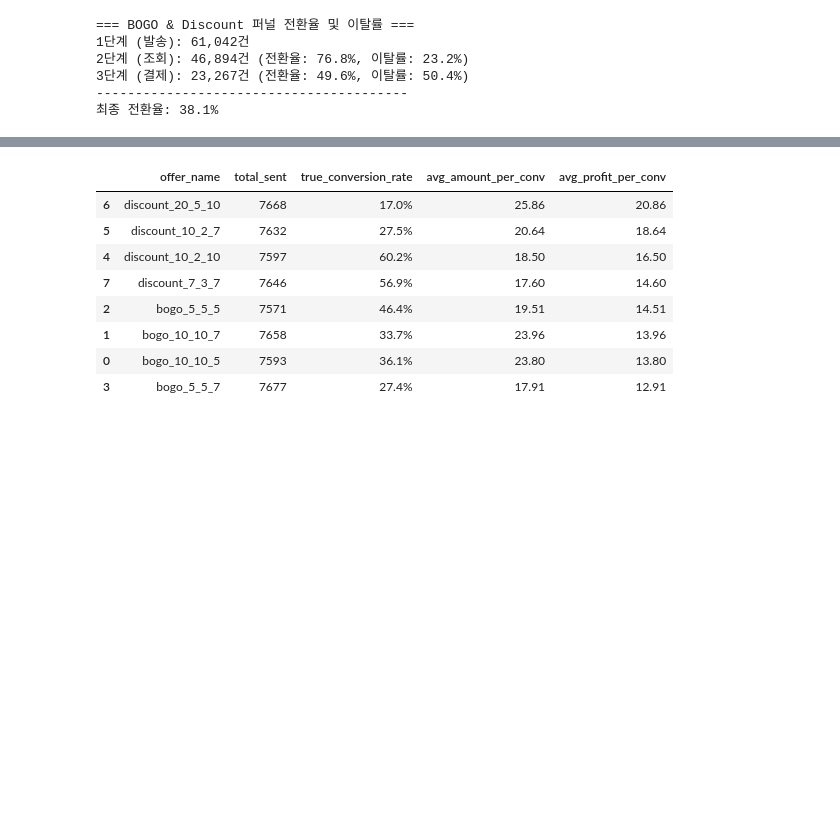
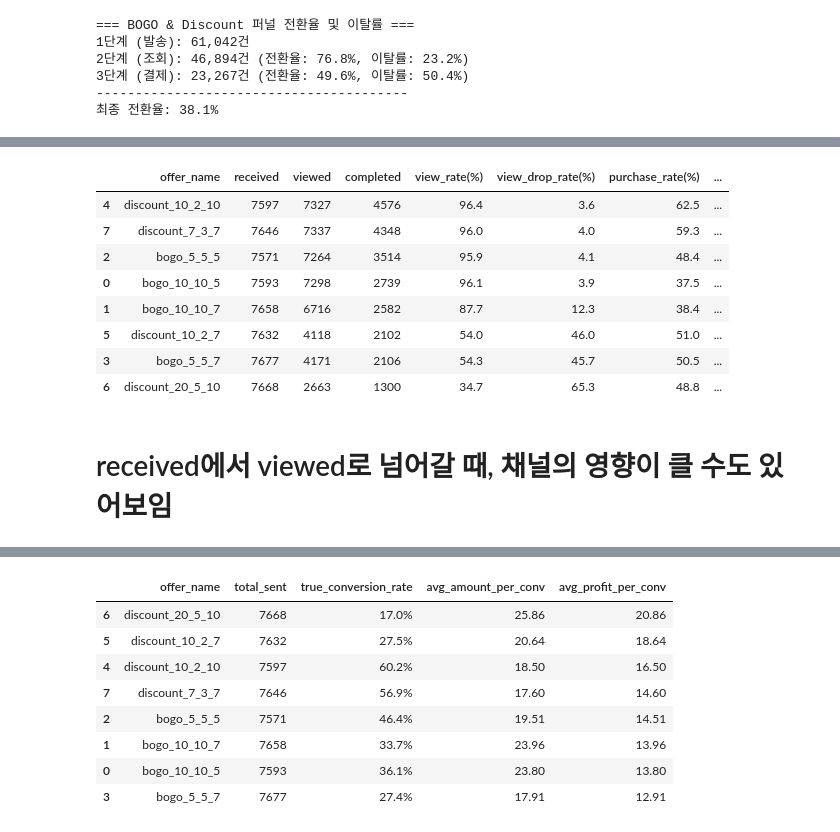
Before and after one commit to yoohengu/marketing_starbucks, a Jupyter notebook: khw/03_UK_Bogo_Discount_process.ipynb, the cells around one changed output, grey strips where cells are left out. Drawn from its saved outputs; the diff is of its cells as text; code cells hidden in the pictures; blank space fills up the shorter version.

```diff
--- a/khw/03_UK_Bogo_Discount_process.ipynb
+++ b/khw/03_UK_Bogo_Discount_process.ipynb
@@ -566,2 +619,53 @@ print(f"최종 전환율: {total_cvr:.1f}%")
+# %%
+# 표로 나타내기
+offer_list = sorted(target_df['offer_id'].dropna().unique())
+
+rows = []
+
+for offer in offer_list:
+    offer_raw_df = target_df[target_df['offer_id'] == offer].copy()
+    offer_final_df = final_df[final_df['offer_name'] == offer].copy()
+
+    step1_received = len(offer_raw_df[offer_raw_df['event'] == 'offer received'])
+    step2_viewed = len(offer_raw_df[offer_raw_df['event'] == 'offer viewed'])
+    step3_completed = len(
+        offer_final_df[offer_final_df['offer viewed'] <= offer_final_df['offer completed']]
+    )
+
+    view_rate = (step2_viewed / step1_received) * 100 if step1_received > 0 else 0
+    view_drop_rate = 100 - view_rate
+
+    purchase_rate = (step3_completed / step2_viewed) * 100 if step2_viewed > 0 else 0
+    purchase_drop_rate = 100 - purchase_rate
+
+    total_cvr = (step3_completed / step1_received) * 100 if step1_received > 0 else 0
+
+    rows.append({
+        'offer_name': offer,
+        'received': step1_received,
+        'viewed': step2_viewed,
+        'completed': step3_completed,
+        'view_rate(%)': round(view_rate, 1),
+        'view_drop_rate(%)': round(view_drop_rate, 1),
+        'purchase_rate(%)': round(purchase_rate, 1),
+        'purchase_drop_rate(%)': round(purchase_drop_rate, 1),
+        'total_cvr(%)': round(total_cvr, 1),
+    })
+
+offer_funnel_df = pd.DataFrame(rows)
+# %%
+display(offer_funnel_df.sort_values('total_cvr(%)', ascending=False))
+# %% [output]
+|  | offer_name | received | viewed | completed | view_rate(%) | view_drop_rate(%) | purchase_rate(%) | ... |
+| 4 | discount_10_2_10 | 7597 | 7327 | 4576 | 96.4 | 3.6 | 62.5 | ... |
+| 7 | discount_7_3_7 | 7646 | 7337 | 4348 | 96.0 | 4.0 | 59.3 | ... |
+| 2 | bogo_5_5_5 | 7571 | 7264 | 3514 | 95.9 | 4.1 | 48.4 | ... |
+| 0 | bogo_10_10_5 | 7593 | 7298 | 2739 | 96.1 | 3.9 | 37.5 | ... |
+| 1 | bogo_10_10_7 | 7658 | 6716 | 2582 | 87.7 | 12.3 | 38.4 | ... |
+| 5 | discount_10_2_7 | 7632 | 4118 | 2102 | 54.0 | 46.0 | 51.0 | ... |
+| 3 | bogo_5_5_7 | 7677 | 4171 | 2106 | 54.3 | 45.7 | 50.5 | ... |
+| 6 | discount_20_5_10 | 7668 | 2663 | 1300 | 34.7 | 65.3 | 48.8 | ... |
+# %% [markdown]
+# received에서 viewed로 넘어갈 때, 채널의 영향이 클 수도 있어보임
 # %%
 # 고객별 전환/이탈률 확인
```
Also changed, not shown: parts of 9 cells of this notebook, 1 other file.
